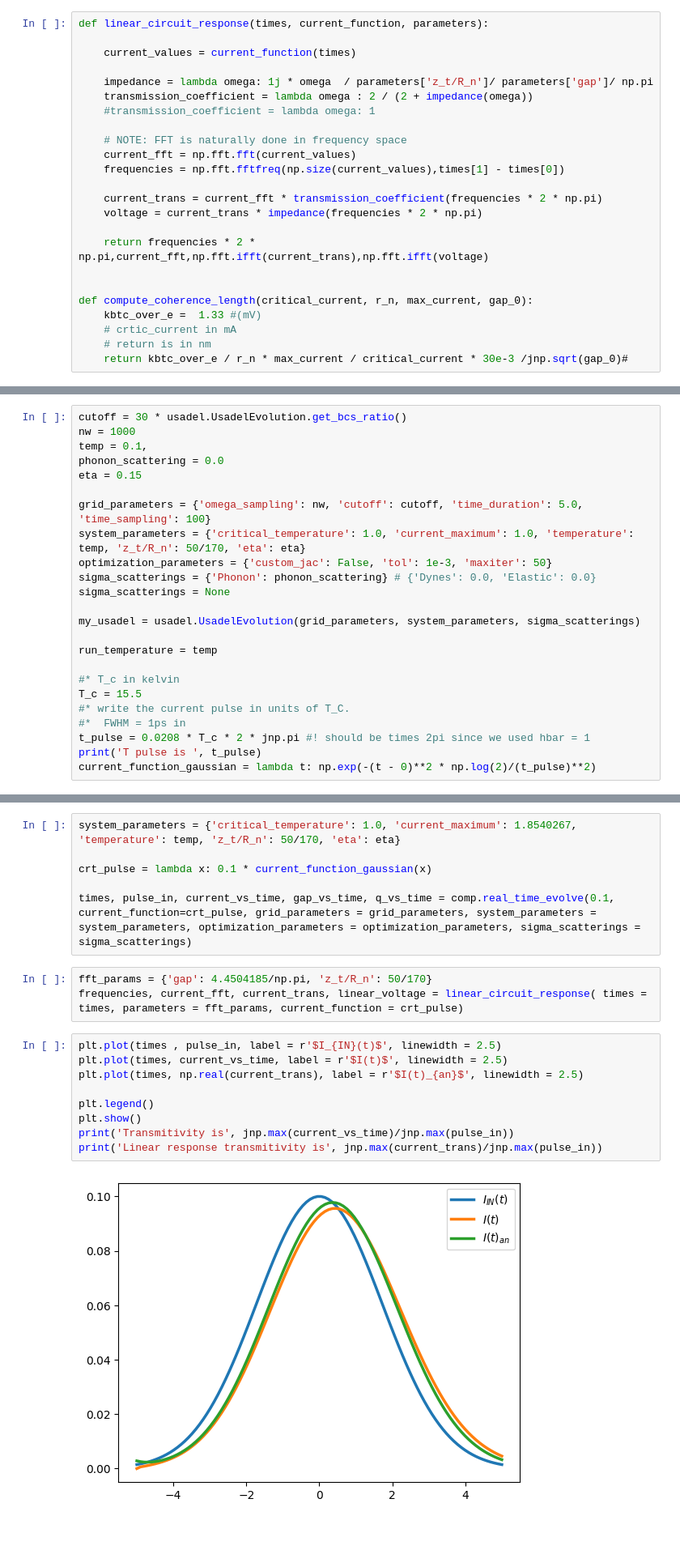
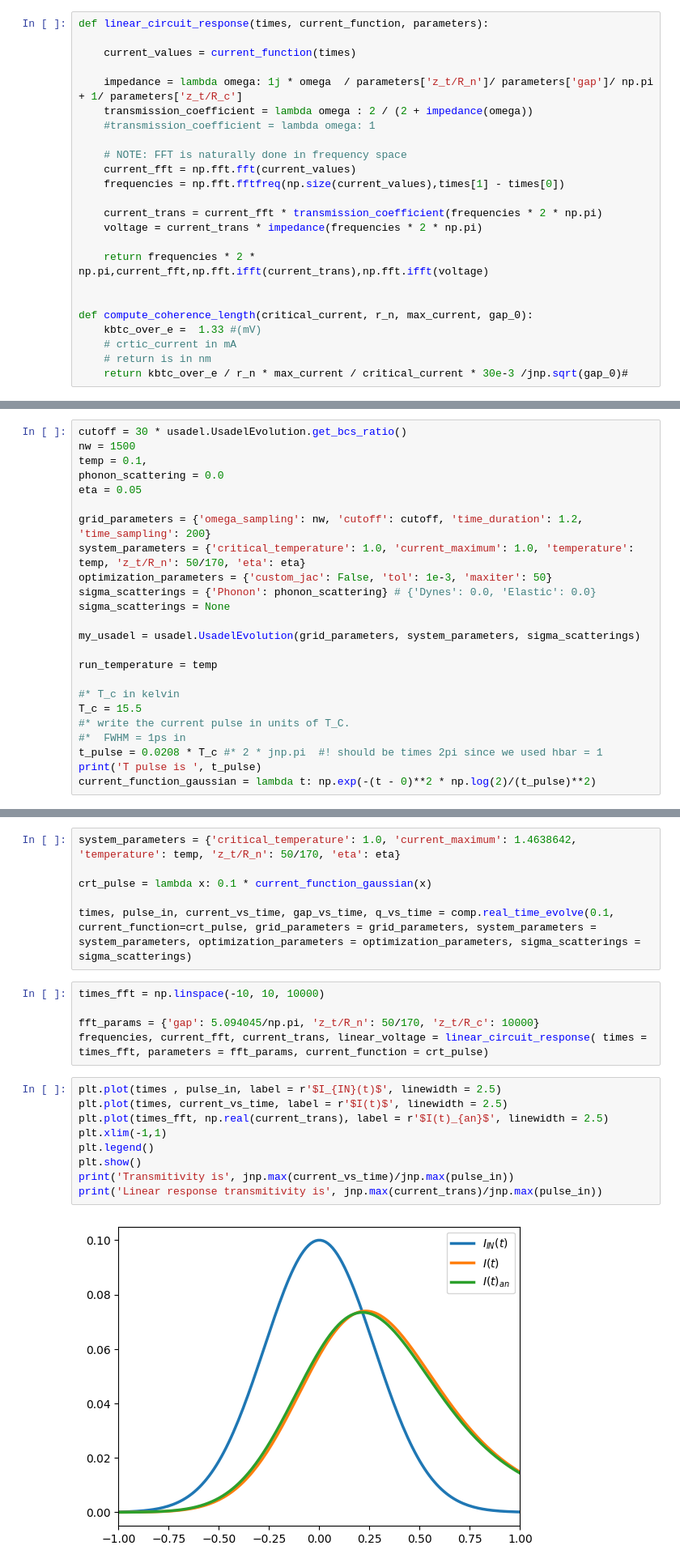
Before and after one commit to j-curtis/psBQP, a Jupyter notebook: Usadel_code_check.ipynb, the cells around one changed output, grey strips where cells are left out. Shown at 81% size. Drawn from its saved outputs; the diff is of its cells as text; blank space fills up the shorter version.

Commit message:
Fixed 2pi factors and made phonon scattering compile, but doesnt work yet

```diff
--- a/Usadel_code_check.ipynb
+++ b/Usadel_code_check.ipynb
@@ -118,7 +117,7 @@ def linear_circuit_response(times, current_function, parameters):
 
     current_values = current_function(times)
 
-    impedance = lambda omega: 1j * omega  / parameters['z_t/R_n']/ parameters['gap']/ np.pi
+    impedance = lambda omega: 1j * omega  / parameters['z_t/R_n']/ parameters['gap']/ np.pi + 1/ parameters['z_t/R_c']
     transmission_coefficient = lambda omega : 2 / (2 + impedance(omega))
     #transmission_coefficient = lambda omega: 1
 
@@ -219,12 +218,12 @@ Theoretical_transmitivity is 0.4166666666666667
 ### Checking current code by making sure linear response matches the superfluid density, also check $2\pi$ factors in frequencies
 # %%
 cutoff = 30 * usadel.UsadelEvolution.get_bcs_ratio()
-nw = 1000
+nw = 1500
 temp = 0.1,
 phonon_scattering = 0.0
-eta = 0.15
+eta = 0.05
 
-grid_parameters = {'omega_sampling': nw, 'cutoff': cutoff, 'time_duration': 5.0, 'time_sampling': 100}
+grid_parameters = {'omega_sampling': nw, 'cutoff': cutoff, 'time_duration': 1.2, 'time_sampling': 200}
 system_parameters = {'critical_temperature': 1.0, 'current_maximum': 1.0, 'temperature': temp, 'z_t/R_n': 50/170, 'eta': eta}
 optimization_parameters = {'custom_jac': False, 'tol': 1e-3, 'maxiter': 50}
 sigma_scatterings = {'Phonon': phonon_scattering} # {'Dynes': 0.0, 'Elastic': 0.0}
@@ -238,7 +237,7 @@ run_temperature = temp
 T_c = 15.5
 #* write the current pulse in units of T_C.
 #*  FWHM = 1ps in
-t_pulse = 0.0208 * T_c * 2 * jnp.pi #! should be times 2pi since we used hbar = 1
+t_pulse = 0.0208 * T_c #* 2 * jnp.pi  #! should be times 2pi since we used hbar = 1
 print('T pulse is ', t_pulse)
 current_function_gaussian = lambda t: np.exp(-(t - 0)**2 * np.log(2)/(t_pulse)**2)
 # %% [output]
@@ -288,20 +280,22 @@ rough linear proprotionality theory is 4.8616
 # %%
-system_parameters = {'critical_temperature': 1.0, 'current_maximum': 1.8540267, 'temperature': temp, 'z_t/R_n': 50/170, 'eta': eta}
+system_parameters = {'critical_temperature': 1.0, 'current_maximum': 1.4638642, 'temperature': temp, 'z_t/R_n': 50/170, 'eta': eta}
 
 crt_pulse = lambda x: 0.1 * current_function_gaussian(x)
 
 times, pulse_in, current_vs_time, gap_vs_time, q_vs_time = comp.real_time_evolve(0.1, current_function=crt_pulse, grid_parameters = grid_parameters, system_parameters = system_parameters, optimization_parameters = optimization_parameters, sigma_scatterings = sigma_scatterings)
 # %%
-fft_params = {'gap': 4.4504185/np.pi, 'z_t/R_n': 50/170}
-frequencies, current_fft, current_trans, linear_voltage = linear_circuit_response( times = times, parameters = fft_params, current_function = crt_pulse)
+times_fft = np.linspace(-10, 10, 10000)
+
+fft_params = {'gap': 5.094045/np.pi, 'z_t/R_n': 50/170, 'z_t/R_c': 10000}
+frequencies, current_fft, current_trans, linear_voltage = linear_circuit_response( times = times_fft, parameters = fft_params, current_function = crt_pulse)
 # %%
 plt.plot(times , pulse_in, label = r'$I_{IN}(t)$', linewidth = 2.5)
 plt.plot(times, current_vs_time, label = r'$I(t)$', linewidth = 2.5)
-plt.plot(times, np.real(current_trans), label = r'$I(t)_{an}$', linewidth = 2.5)
-
+plt.plot(times_fft, np.real(current_trans), label = r'$I(t)_{an}$', linewidth = 2.5)
+plt.xlim(-1,1)
 plt.legend()
 plt.show()
 print('Transmitivity is', jnp.max(current_vs_time)/jnp.max(pulse_in))
 print('Linear response transmitivity is', jnp.max(current_trans)/jnp.max(pulse_in))
 # %% [output]
-[figure, old version]
+[figure, new version]
```
Also changed, not shown: parts of 27 cells of this notebook, 25 other files.
